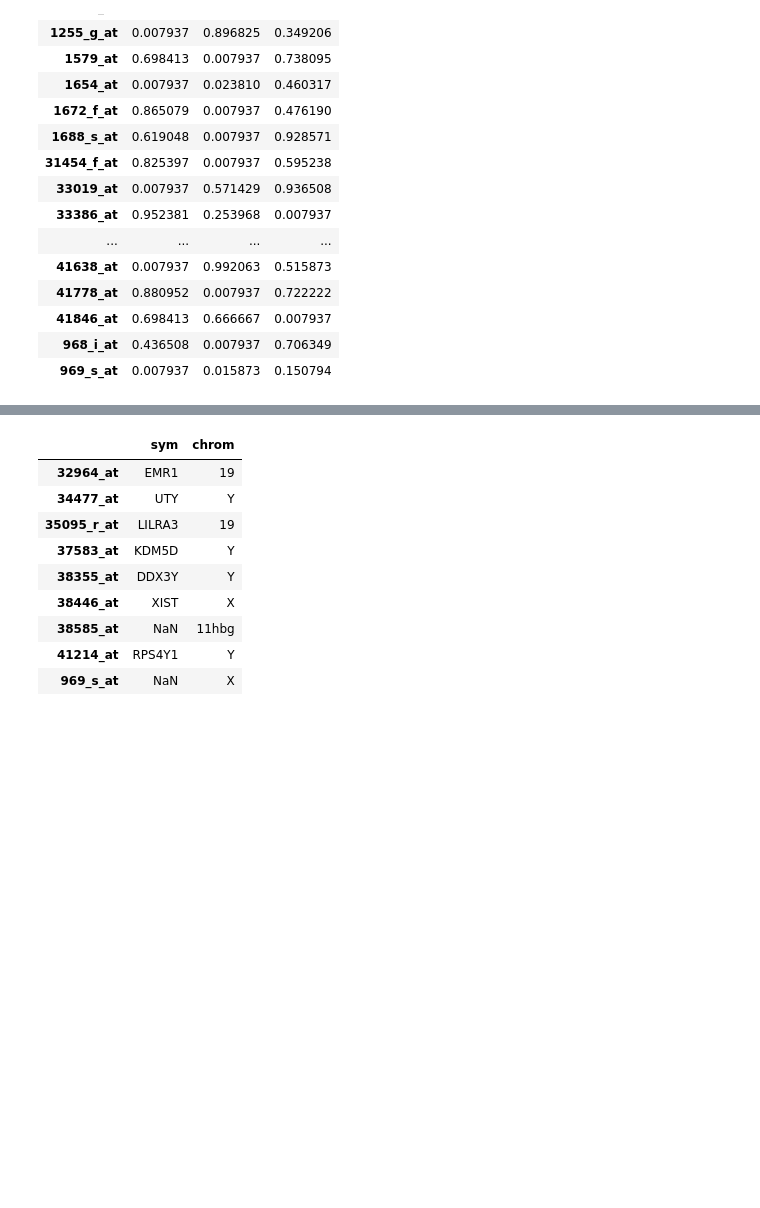
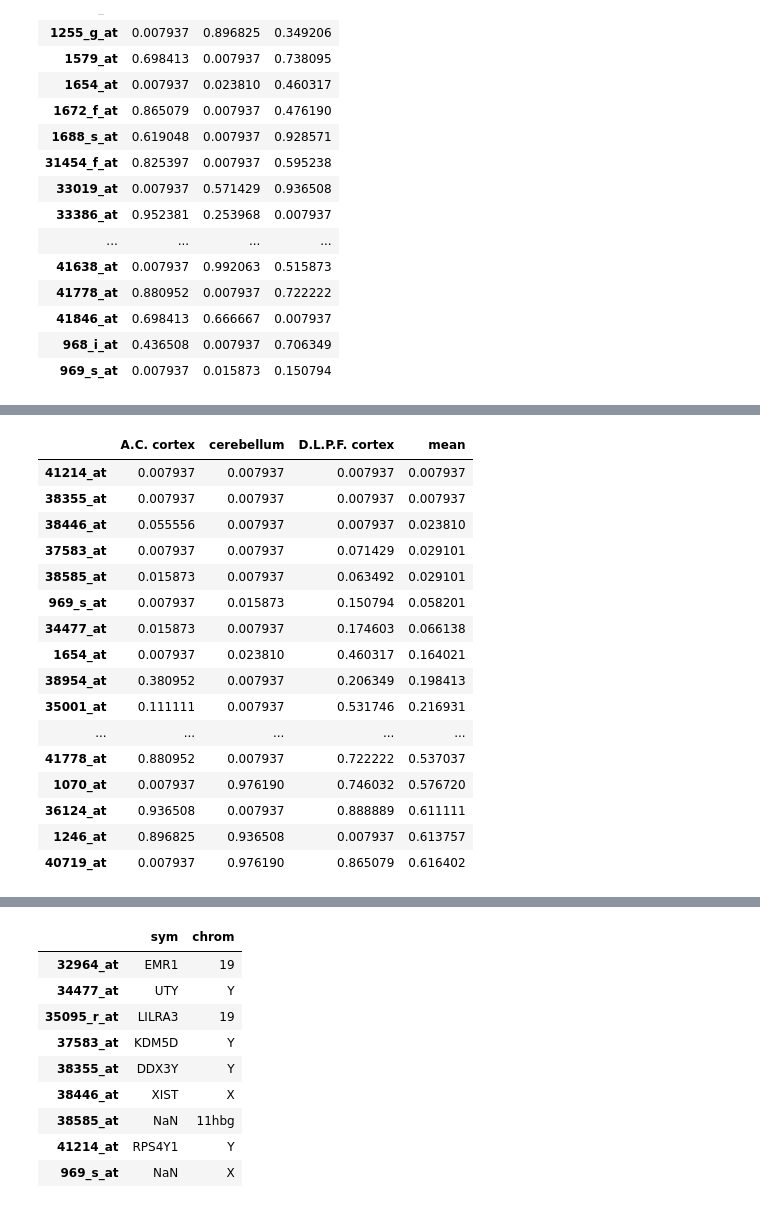
Before and after one commit to unique-subedi/604-gene-expression, a Jupyter notebook: Xinhe_gene_expression_master.ipynb, the cells around one changed output, grey strips where cells are left out. Drawn from its saved outputs; the diff is of its cells as text; code cells hidden in the pictures; blank space fills up the shorter version.

```diff
--- a/Xinhe_gene_expression_master.ipynb
+++ b/Xinhe_gene_expression_master.ipynb
@@ -173 +192,21 @@ p_values[p_values.min(axis=1) <= 0.008]
+# %%
+p_values_mean[p_values.min(axis=1) <= 0.008].sort_values(by=['mean'], axis=0)
+# %% [output]
+|  | A.C. cortex | cerebellum | D.L.P.F. cortex | mean |
+| 41214_at | 0.007937 | 0.007937 | 0.007937 | 0.007937 |
+| 38355_at | 0.007937 | 0.007937 | 0.007937 | 0.007937 |
+| 38446_at | 0.055556 | 0.007937 | 0.007937 | 0.023810 |
+| 37583_at | 0.007937 | 0.007937 | 0.071429 | 0.029101 |
+| 38585_at | 0.015873 | 0.007937 | 0.063492 | 0.029101 |
+| 969_s_at | 0.007937 | 0.015873 | 0.150794 | 0.058201 |
+| 34477_at | 0.015873 | 0.007937 | 0.174603 | 0.066138 |
+| 1654_at | 0.007937 | 0.023810 | 0.460317 | 0.164021 |
+| 38954_at | 0.380952 | 0.007937 | 0.206349 | 0.198413 |
+| 35001_at | 0.111111 | 0.007937 | 0.531746 | 0.216931 |
+| ... | ... | ... | ... | ... |
+| 41778_at | 0.880952 | 0.007937 | 0.722222 | 0.537037 |
+| 1070_at | 0.007937 | 0.976190 | 0.746032 | 0.576720 |
+| 36124_at | 0.936508 | 0.007937 | 0.888889 | 0.611111 |
+| 1246_at | 0.896825 | 0.936508 | 0.007937 | 0.613757 |
+| 40719_at | 0.007937 | 0.976190 | 0.865079 | 0.616402 |
 # %%
```
Also changed, not shown: parts of 6 cells of this notebook.
